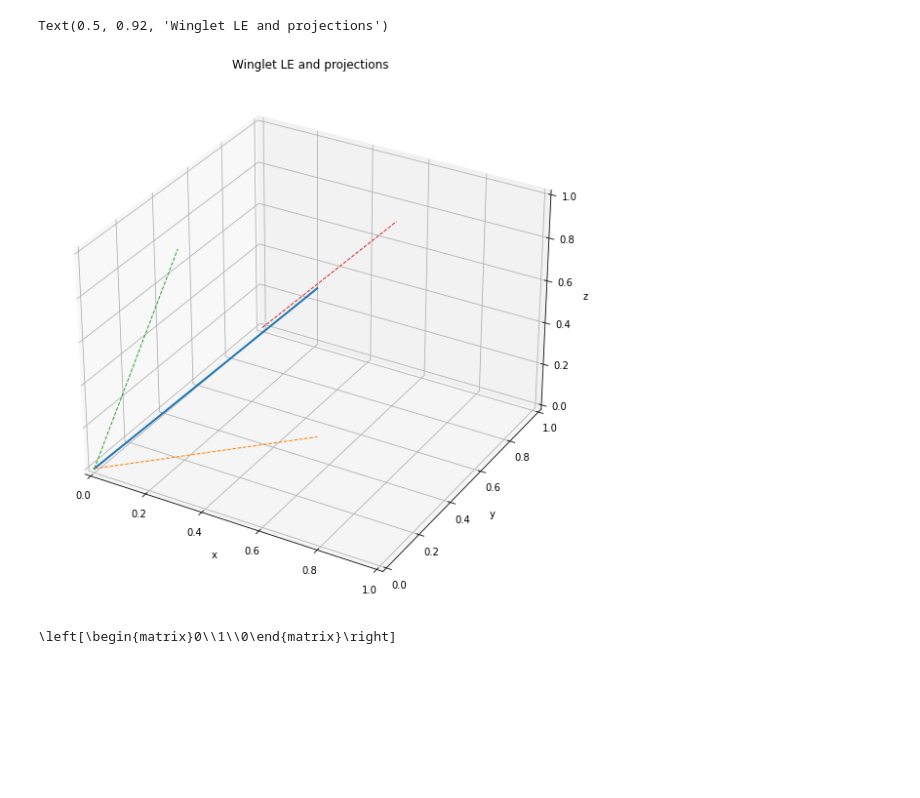
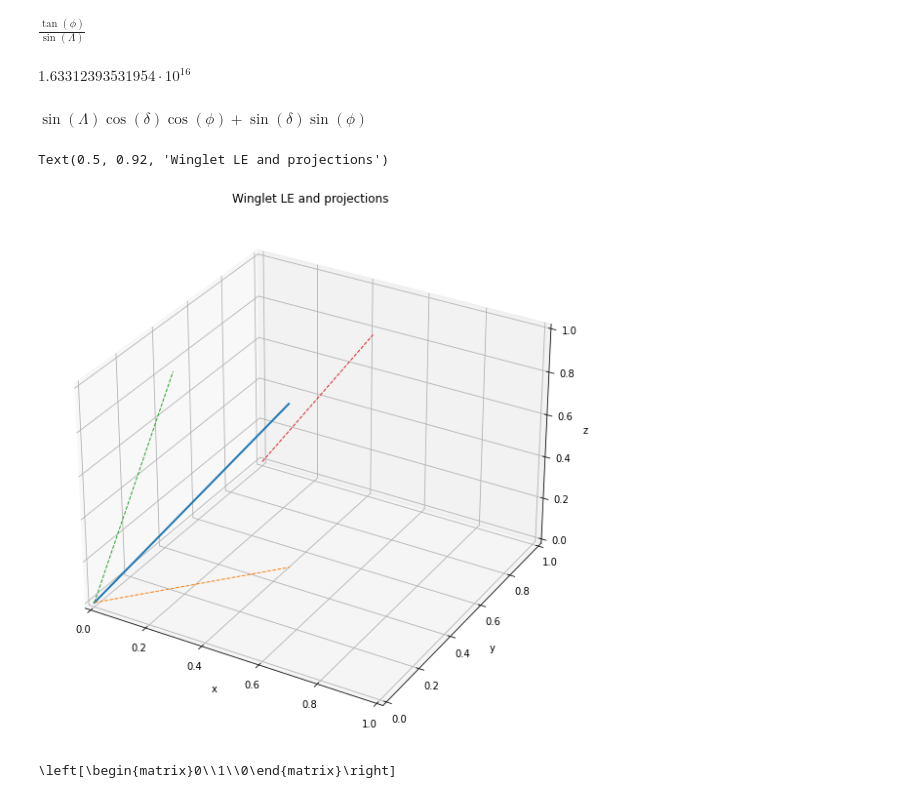
Before and after one commit to KikeM/winglets, a Jupyter notebook: notebooks/Winglet geometry (sympy).ipynb, the cells around one changed output. Cells and saved outputs as stored; diff of their text form; code cells hidden in the pictures; blank space fills up the shorter version.

```diff
--- a/notebooks/Winglet geometry (sympy).ipynb
+++ b/notebooks/Winglet geometry (sympy).ipynb
@@ -8,17 +8,18 @@ import matplotlib.pyplot as plt
 # %%
 phi = sy.Symbol("phi")
 _lambda = sy.Symbol("Lambda")
+delta = sy.Symbol("delta")
 
 R_x = sy.rot_axis1(phi).T
 R_z = sy.rot_axis3(-_lambda).T
+R_y = sy.rot_axis2(delta).T
 # %%
 vector = sy.Matrix([0,1,0])
 
-final_vector = R_z * R_x * vector
+final_vector = R_y * R_z * R_x * vector
 
 planform_vector = sy.Matrix(final_vector)
 planform_vector[-1] = 0
-u_planform_vector = planform_vector / sy.cos(phi)
 # %%
 print(sy.latex(planform_vector, mul_symbol="\cdot"))
 # %% [output]
@@ -49,2 +50,14 @@ $\displaystyle \left[\begin{matrix}\sin{\left(\Lambda \right)} \cos{\left(\phi \
+# %%
+sy.simplify(final_vector.subs(delta, 0)[-1] / final_vector.subs(delta, 0)[0])
+# %% [output]
+$\displaystyle \frac{\tan{\left(\phi \right)}}{\sin{\left(\Lambda \right)}}$
+# %%
+sy.tan(pi/2)
+# %% [output]
+$\displaystyle 1.63312393531954 \cdot 10^{16}$
+# %%
+final_vector[0]
+# %% [output]
+$\displaystyle \sin{\left(\Lambda \right)} \cos{\left(\delta \right)} \cos{\left(\phi \right)} + \sin{\left(\delta \right)} \sin{\left(\phi \right)}$
 # %%
-numerical_vector = lambdify((phi, _lambda), final_vector)
+numerical_vector = lambdify((phi, _lambda, delta), final_vector)
@@ -53,30 +64,30 @@ phi = np.linspace(0, pi/2)
 # %%
 fig = plt.figure(figsize=(10,10))
 axes = fig.add_subplot(111, projection='3d')
 
-vec = numerical_vector(pi/4, pi/4)
+vec = numerical_vector(pi/3, pi/10, pi/10)
 
 # Winglet LE
 axes.plot([0, vec[0]], [0, vec[1]], [0, vec[2]], lw = 2.0)
 
 # Plot projections
 options_proj = dict(lw = 1.0, linestyle = '--')
 
 axes.plot([0, vec[0]], [0, vec[1]], [0, 0], **options_proj)
 axes.plot([0, 0], [0, vec[1]], [0, vec[2]], **options_proj)
 axes.plot([0, vec[0]], [1, 1], [0, vec[2]], **options_proj)
 
 axes.set_xlabel("x")
 axes.set_ylabel("y")
 axes.set_zlabel("z")
 
 axes.set_xlim(xmin = 0.0, xmax = 1.0)
 axes.set_ylim(ymin = 0.0, ymax = 1.0)
 axes.set_zlim(zmin = 0.0, zmax = 1.0)
 axes.set_title("Winglet LE and projections")
 # %% [output]
 Text(0.5, 0.92, 'Winglet LE and projections')
-[figure, old version]
+[figure, new version]
 # %%
 print(sy.latex(vector))
 # %% [output]
```
Also changed, not shown: parts of 10 cells of this notebook, 12 other files.
